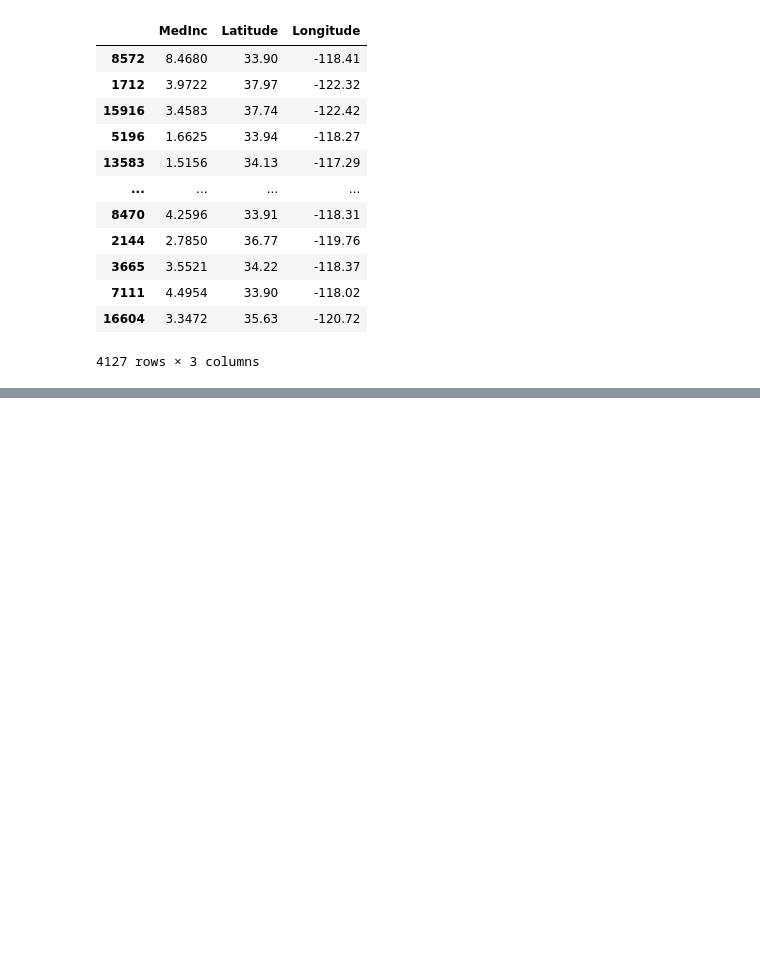
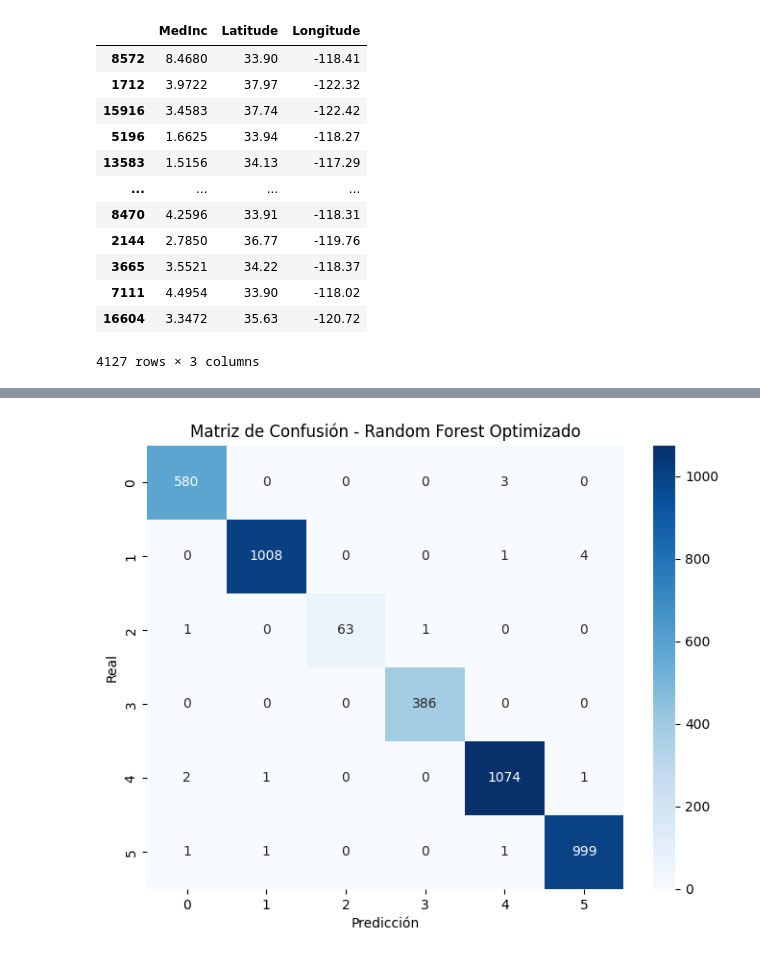
Before and after one commit to 4GeeksAcademy/Kiliangil-California-housing, a Jupyter notebook: src/explore.ipynb, the cells around one changed output, grey strips where cells are left out. Drawn from its saved outputs; the diff is of its cells as text; code cells hidden in the pictures; blank space fills up the shorter version.

```diff
--- a/src/explore.ipynb
+++ b/src/explore.ipynb
@@ -186,0 +305,7 @@ X_train_final.head()
+# %%
+y_train = X_train_final['clusters']
+X_train_final = X_train_final.drop(['clusters'], axis = 1)
+y_test = X_test_final['clusters']
+X_test_final = X_test_final.drop(['clusters'], axis = 1)
+
+y_test
@@ -186,0 +363,11 @@ X_train_final.head()
+# %%
+# Entrenar modelo final con mejores parámetros
+best_rf = RandomForestClassifier(
+    max_depth=None,
+    min_samples_leaf=1,
+    min_samples_split=10,
+    n_estimators=200,
+    random_state=42
+)
+
+best_rf.fit(X_train_final, y_train)
@@ -186,0 +376,12 @@ X_train_final.head()
+# %%
+# Evaluar en train y test
+y_pred_train = best_rf.predict(X_train_final)
+y_pred_test = best_rf.predict(X_test_final)
+
+train_accuracy = accuracy_score(y_train, y_pred_train)
+test_accuracy = accuracy_score(y_test, y_pred_test)
+
+print("🎯 COMPARACIÓN DE PRECISIÓN:")
+print(f"✅ Accuracy en TRAIN: {train_accuracy:.4f}")
+print(f"✅ Accuracy en TEST:  {test_accuracy:.4f}")
+print(f"📊 Diferencia Train-Test: {train_accuracy - test_accuracy:.4f}")
@@ -186,0 +411,12 @@ X_train_final.head()
+# %%
+# Matriz de confusión
+plt.figure(figsize=(8, 6))
+cm = confusion_matrix(y_test, y_pred_test)
+sns.heatmap(cm, annot=True, fmt='d', cmap='Blues',
+            xticklabels=range(6), yticklabels=range(6))
+plt.title('Matriz de Confusión - Random Forest Optimizado')
+plt.xlabel('Predicción')
+plt.ylabel('Real')
+plt.show()
+# %% [output]
+[figure, added]
```
Also changed, not shown: parts of 20 cells of this notebook, 2 other files.
